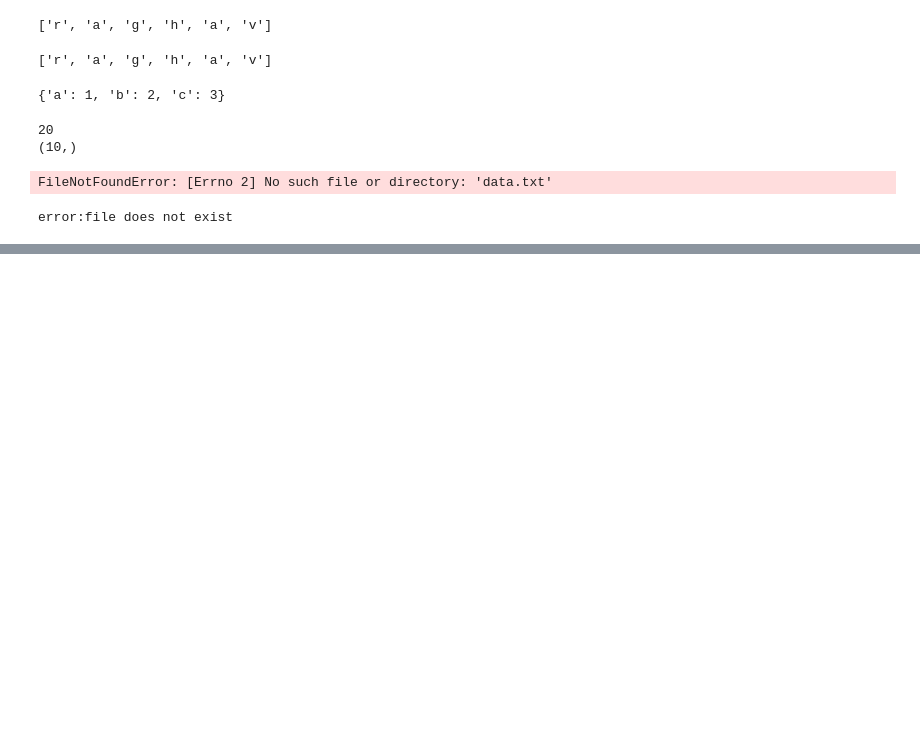
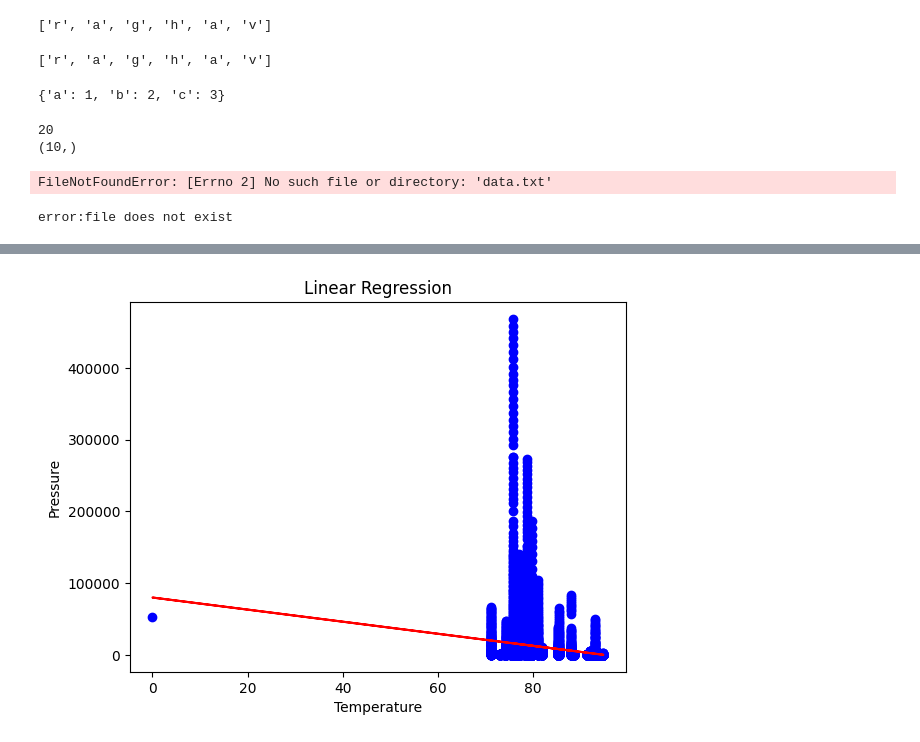
Before and after one commit to SushmithaP2004/Data_science, a Jupyter notebook: python_fundamentals.ipynb, the cells around one changed output, grey strips where cells are left out. Cells and saved outputs as stored; diff of their text form; code cells hidden in the pictures; blank space fills up the shorter version.

```diff
--- a/python_fundamentals.ipynb
+++ b/python_fundamentals.ipynb
@@ -731,0 +1276,36 @@ txt
+# %%
+# Importing the libraries
+import numpy as np
+import matplotlib.pyplot as plt
+import pandas as pd
+
+# Importing the dataset
+datas = pd.read_csv('complete.csv')
+datas=datas.select_dtypes(include=['number'])
+datas
+X = datas.iloc[:, 1:2].values
+y = datas.iloc[:, 2].values
+# Fitting Linear Regression to the dataset
+from sklearn.linear_model import LinearRegression
+lin = LinearRegression()
+lin.fit(X, y)
+# Fitting Polynomial Regression to the dataset
+from sklearn.preprocessing import PolynomialFeatures
+
+poly = PolynomialFeatures(degree = 4)
+X_poly = poly.fit_transform(X)
+
+poly.fit(X_poly, y)
+lin2 = LinearRegression()
+lin2.fit(X_poly, y)
+# Visualising the Linear Regression results
+plt.scatter(X, y, color = 'blue')
+
+plt.plot(X, lin.predict(X), color = 'red')
+plt.title('Linear Regression')
+plt.xlabel('Temperature')
+plt.ylabel('Pressure')
+
+plt.show()
+# %% [output]
+[figure, added]
```
Also changed, not shown: parts of 57 cells of this notebook.
